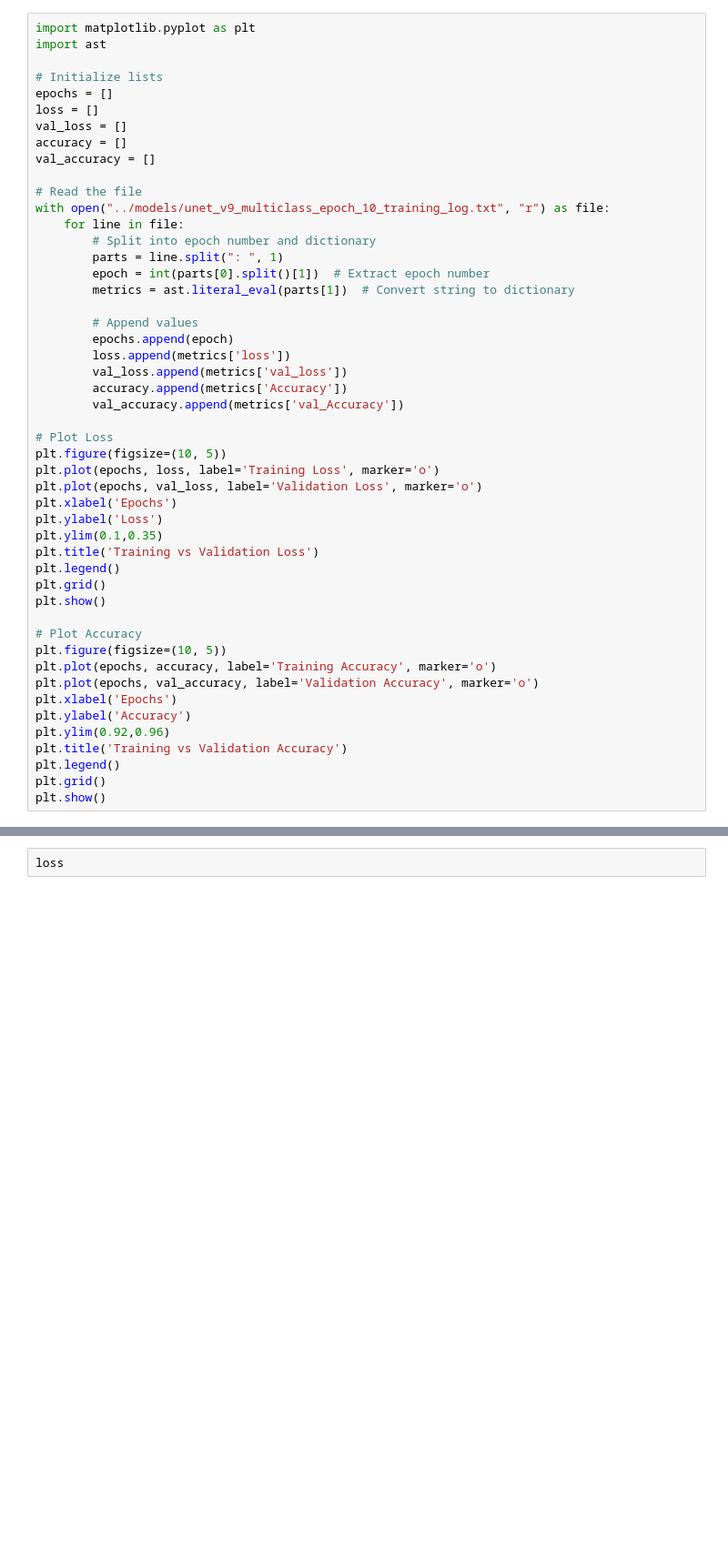
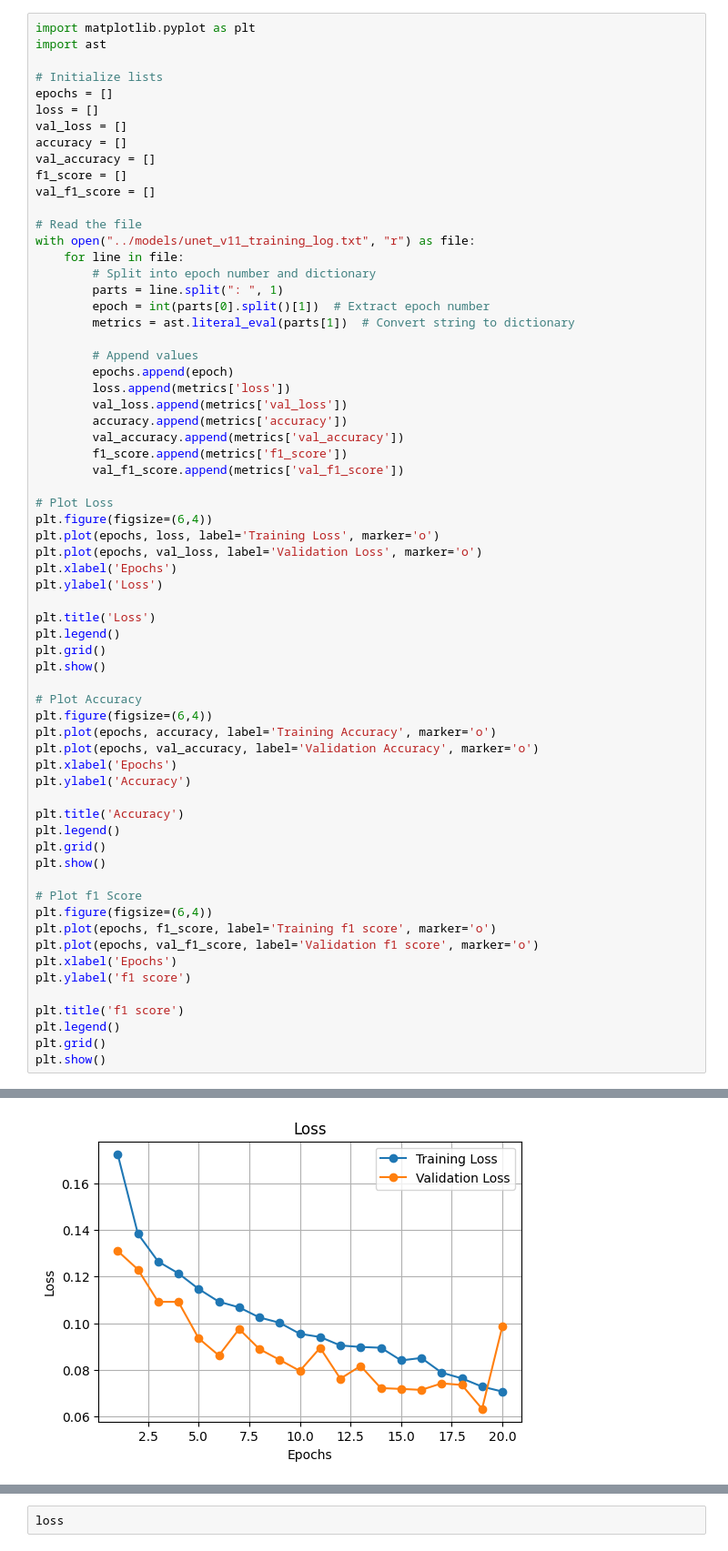
Before and after one commit to Taramas73/DS-final-project, a Jupyter notebook: src/read_training_log.ipynb, the cells around one changed output, grey strips where cells are left out. Shown at 91% size. Drawn from its saved outputs; the diff is of its cells as text; blank space fills up the shorter version.

```diff
--- a/src/read_training_log.ipynb
+++ b/src/read_training_log.ipynb
@@ -8,9 +8,11 @@ loss = []
 val_loss = []
 accuracy = []
 val_accuracy = []
+f1_score = []
+val_f1_score = []
 
 # Read the file
-with open("../models/unet_v9_multiclass_epoch_10_training_log.txt", "r") as file:
+with open("../models/unet_v11_training_log.txt", "r") as file:
     for line in file:
         # Split into epoch number and dictionary
         parts = line.split(": ", 1)
@@ -21,30 +23,44 @@ with open("../models/unet_v9_multiclass_epoch_10_training_log.txt", "r") as file
         epochs.append(epoch)
         loss.append(metrics['loss'])
         val_loss.append(metrics['val_loss'])
-        accuracy.append(metrics['Accuracy'])
-        val_accuracy.append(metrics['val_Accuracy'])
+        accuracy.append(metrics['accuracy'])
+        val_accuracy.append(metrics['val_accuracy'])
+        f1_score.append(metrics['f1_score'])
+        val_f1_score.append(metrics['val_f1_score'])
 
 # Plot Loss
-plt.figure(figsize=(10, 5))
+plt.figure(figsize=(6,4))
 plt.plot(epochs, loss, label='Training Loss', marker='o')
 plt.plot(epochs, val_loss, label='Validation Loss', marker='o')
 plt.xlabel('Epochs')
 plt.ylabel('Loss')
-plt.ylim(0.1,0.35)
-plt.title('Training vs Validation Loss')
+
+plt.title('Loss')
 plt.legend()
 plt.grid()
 plt.show()
 
 # Plot Accuracy
-plt.figure(figsize=(10, 5))
+plt.figure(figsize=(6,4))
 plt.plot(epochs, accuracy, label='Training Accuracy', marker='o')
 plt.plot(epochs, val_accuracy, label='Validation Accuracy', marker='o')
 plt.xlabel('Epochs')
 plt.ylabel('Accuracy')
-plt.ylim(0.92,0.96)
-plt.title('Training vs Validation Accuracy')
+
+plt.title('Accuracy')
 plt.legend()
 plt.grid()
 plt.show()
+
+# Plot f1 Score
+plt.figure(figsize=(6,4))
+plt.plot(epochs, f1_score, label='Training f1 score', marker='o')
+plt.plot(epochs, val_f1_score, label='Validation f1 score', marker='o')
+plt.xlabel('Epochs')
+plt.ylabel('f1 score')
+
+plt.title('f1 score')
+plt.legend()
+plt.grid()
+plt.show()
 # %% [output]
@@ -51,0 +67 @@ KeyError: 'Accuracy'
+[figure, added]
```
Also changed, not shown: parts of 1 cell of this notebook, 24 other files.
